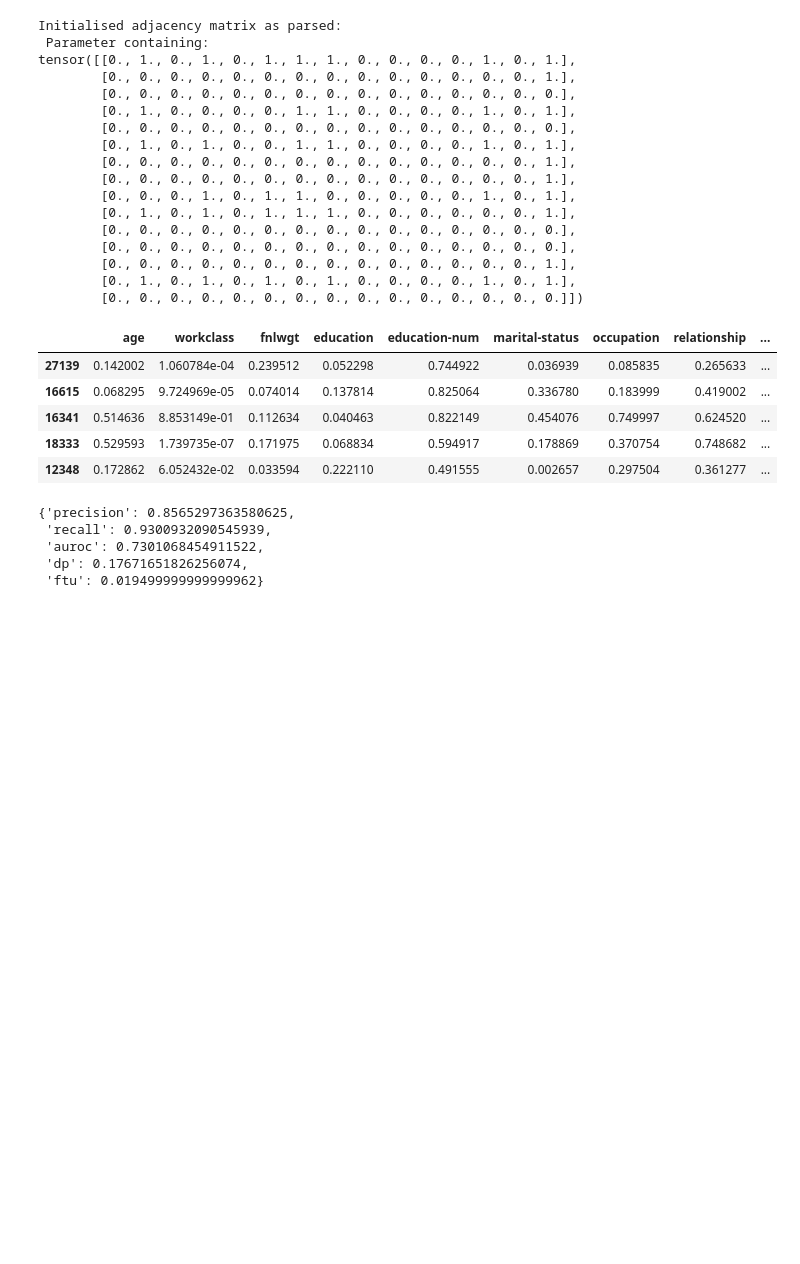
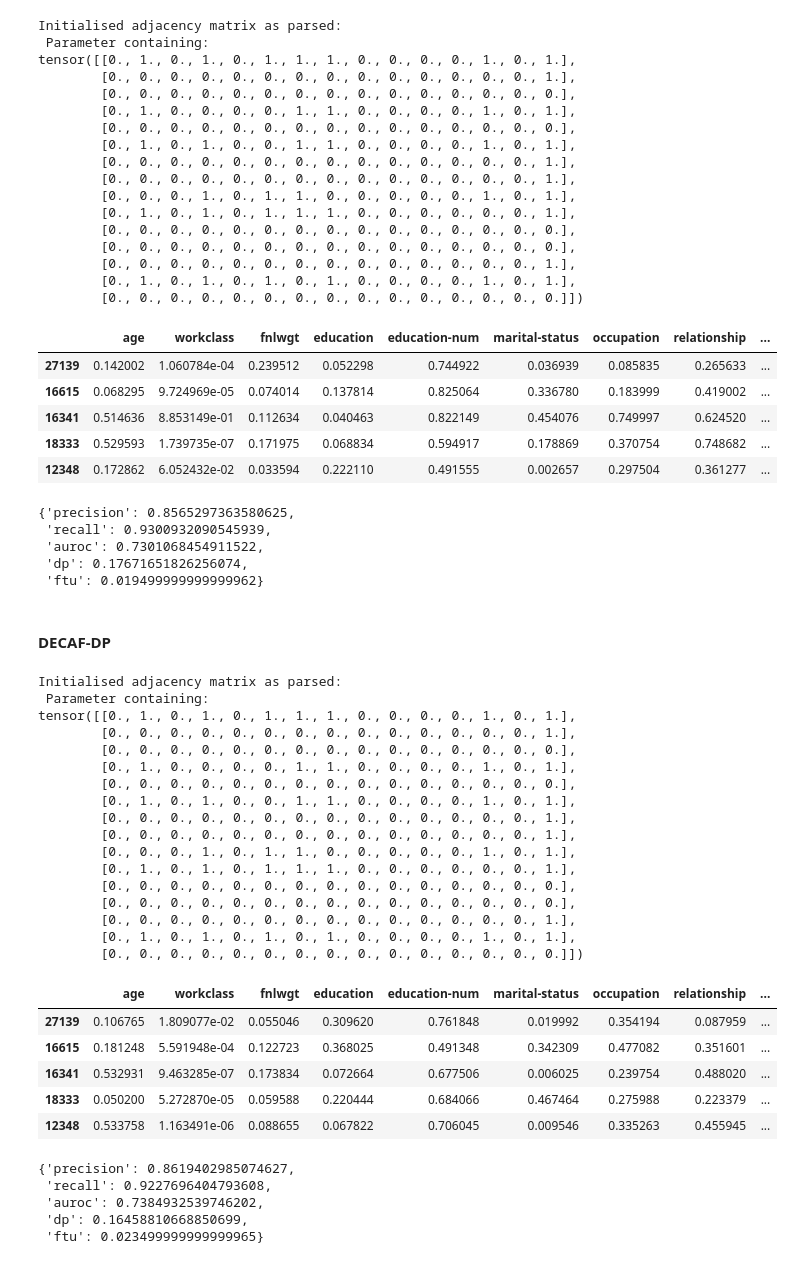
Before and after one commit to ShuaiWang97/UvA_FACT2022, a Jupyter notebook: adult.ipynb, the cells around one changed output. Drawn from its saved outputs; the diff is of its cells as text; code cells hidden in the pictures; blank space fills up the shorter version.

Commit message:
Add DECAF-DP

```diff
--- a/adult.ipynb
+++ b/adult.ipynb
@@ -369,3 +369,40 @@ eval_model(synth_data, dataset_test)
  'auroc': 0.7301068454911522,
  'dp': 0.17671651826256074,
  'ftu': 0.019499999999999962}
+# %% [markdown]
+#### DECAF-DP
+# %%
+synth_data = train_decaf(dataset_train, dag_seed, biased_edges=bias_dict_dp)
+synth_data.head()
+# %% [output]
+Initialised adjacency matrix as parsed:
+ Parameter containing:
+tensor([[0., 1., 0., 1., 0., 1., 1., 1., 0., 0., 0., 0., 1., 0., 1.],
+        [0., 0., 0., 0., 0., 0., 0., 0., 0., 0., 0., 0., 0., 0., 1.],
+        [0., 0., 0., 0., 0., 0., 0., 0., 0., 0., 0., 0., 0., 0., 0.],
+        [0., 1., 0., 0., 0., 0., 1., 1., 0., 0., 0., 0., 1., 0., 1.],
+        [0., 0., 0., 0., 0., 0., 0., 0., 0., 0., 0., 0., 0., 0., 0.],
+        [0., 1., 0., 1., 0., 0., 1., 1., 0., 0., 0., 0., 1., 0., 1.],
+        [0., 0., 0., 0., 0., 0., 0., 0., 0., 0., 0., 0., 0., 0., 1.],
+        [0., 0., 0., 0., 0., 0., 0., 0., 0., 0., 0., 0., 0., 0., 1.],
+        [0., 0., 0., 1., 0., 1., 1., 0., 0., 0., 0., 0., 1., 0., 1.],
+        [0., 1., 0., 1., 0., 1., 1., 1., 0., 0., 0., 0., 0., 0., 1.],
+        [0., 0., 0., 0., 0., 0., 0., 0., 0., 0., 0., 0., 0., 0., 0.],
+        [0., 0., 0., 0., 0., 0., 0., 0., 0., 0., 0., 0., 0., 0., 0.],
+        [0., 0., 0., 0., 0., 0., 0., 0., 0., 0., 0., 0., 0., 0., 1.],
+        [0., 1., 0., 1., 0., 1., 0., 1., 0., 0., 0., 0., 1., 0., 1.],
+        [0., 0., 0., 0., 0., 0., 0., 0., 0., 0., 0., 0., 0., 0., 0.]])
+|  | age | workclass | fnlwgt | education | education-num | marital-status | occupation | relationship | ... |
+| 27139 | 0.106765 | 1.809077e-02 | 0.055046 | 0.309620 | 0.761848 | 0.019992 | 0.354194 | 0.087959 | ... |
+| 16615 | 0.181248 | 5.591948e-04 | 0.122723 | 0.368025 | 0.491348 | 0.342309 | 0.477082 | 0.351601 | ... |
+| 16341 | 0.532931 | 9.463285e-07 | 0.173834 | 0.072664 | 0.677506 | 0.006025 | 0.239754 | 0.488020 | ... |
+| 18333 | 0.050200 | 5.272870e-05 | 0.059588 | 0.220444 | 0.684066 | 0.467464 | 0.275988 | 0.223379 | ... |
+| 12348 | 0.533758 | 1.163491e-06 | 0.088655 | 0.067822 | 0.706045 | 0.009546 | 0.335263 | 0.455945 | ... |
+# %%
+eval_model(synth_data, dataset_test)
+# %% [output]
+{'precision': 0.8619402985074627,
+ 'recall': 0.9227696404793608,
+ 'auroc': 0.7384932539746202,
+ 'dp': 0.16458810668850699,
+ 'ftu': 0.023499999999999965}
```
